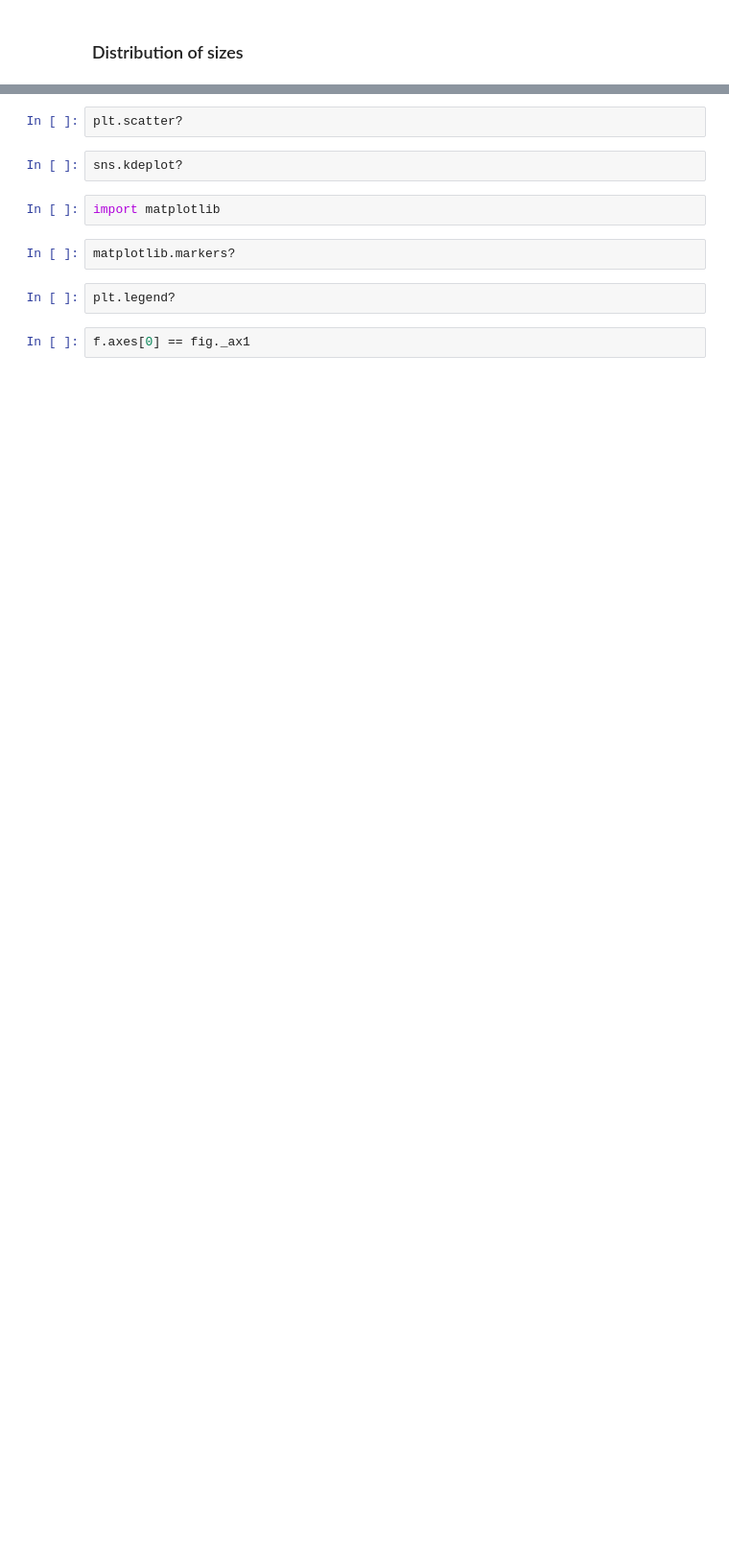
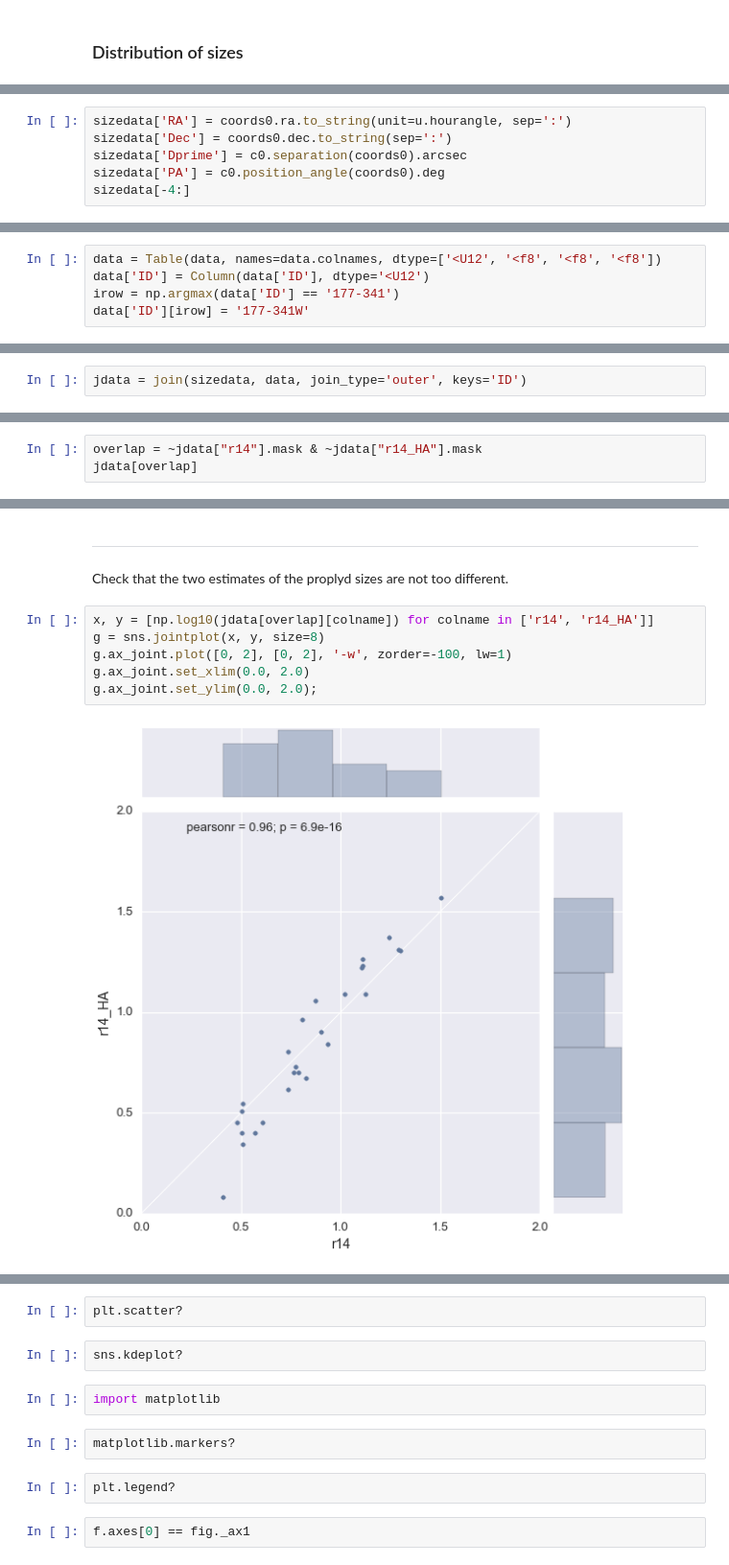
Before and after one commit to will-henney/bowshock-shape, a Jupyter notebook: Proplyd distribution.ipynb, the cells around one changed output, grey strips where cells are left out. Shown at 96% size. Cells and saved outputs as stored; diff of their text form; blank space fills up the shorter version.

Commit message:
Find the proplyd size distribution and fit it

```diff
--- a/Proplyd distribution.ipynb
+++ b/Proplyd distribution.ipynb
@@ -709,0 +761,6 @@ fig._layers
+# %%
+sizedata['RA'] = coords0.ra.to_string(unit=u.hourangle, sep=':')
+sizedata['Dec'] = coords0.dec.to_string(sep=':')
+sizedata['Dprime'] = c0.separation(coords0).arcsec
+sizedata['PA'] = c0.position_angle(coords0).deg
+sizedata[-4:]
@@ -709,0 +784,5 @@ fig._layers
+# %%
+data = Table(data, names=data.colnames, dtype=['<U12', '<f8', '<f8', '<f8'])
+data['ID'] = Column(data['ID'], dtype='<U12')
+irow = np.argmax(data['ID'] == '177-341')
+data['ID'][irow] = '177-341W'
@@ -709,0 +791,2 @@ fig._layers
+# %%
+jdata = join(sizedata, data, join_type='outer', keys='ID')
@@ -709,0 +808,3 @@ fig._layers
+# %%
+overlap = ~jdata["r14"].mask & ~jdata["r14_HA"].mask
+jdata[overlap]
@@ -709,0 +829,11 @@ fig._layers
+# %% [markdown]
+----
+Check that the two estimates of the proplyd sizes are not too different.
+# %%
+x, y = [np.log10(jdata[overlap][colname]) for colname in ['r14', 'r14_HA']]
+g = sns.jointplot(x, y, size=8)
+g.ax_joint.plot([0, 2], [0, 2], '-w', zorder=-100, lw=1)
+g.ax_joint.set_xlim(0.0, 2.0)
+g.ax_joint.set_ylim(0.0, 2.0);
+# %% [output]
+[figure, added]
```
Also changed, not shown: parts of 77 cells of this notebook, 39 other files.
